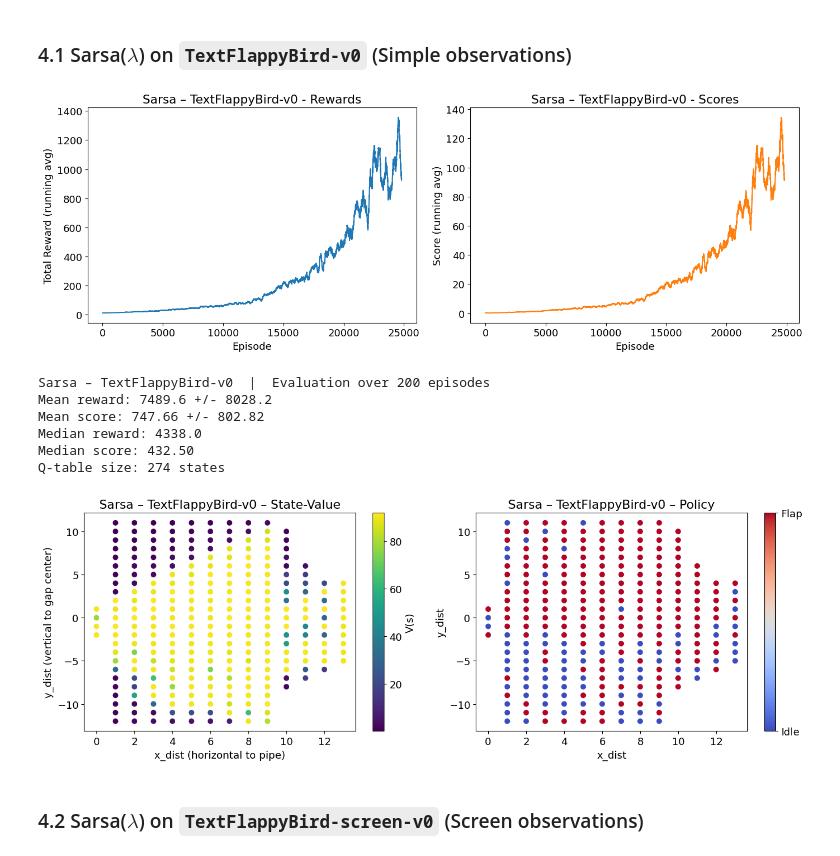
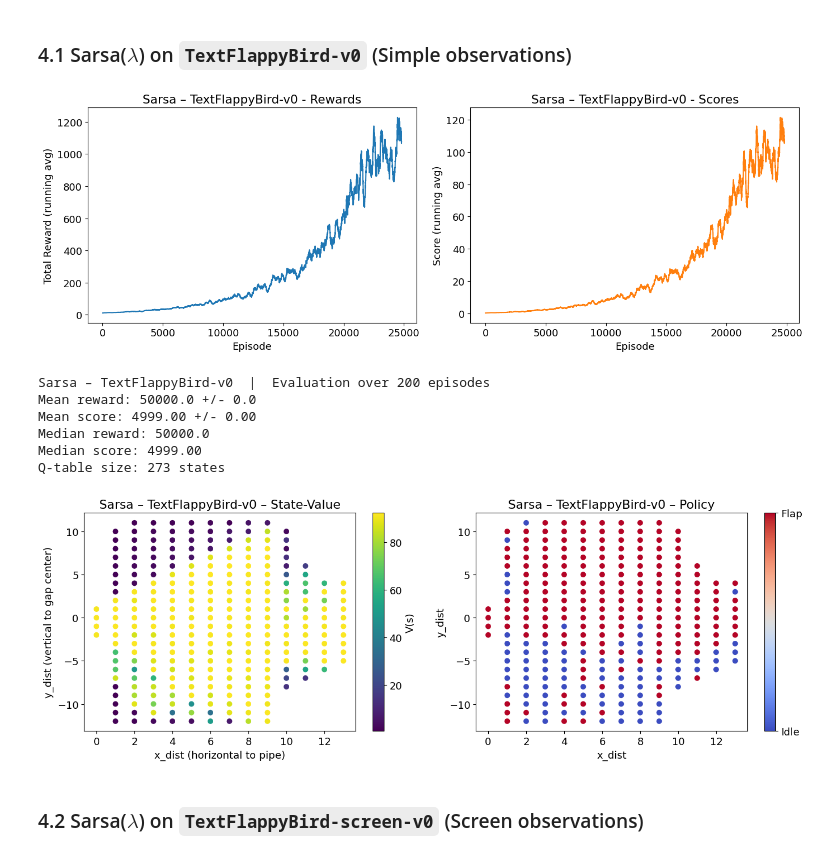
Before and after one commit to JeanJNMV/MDS-RL_Text_Flappy_Bird, a Jupyter notebook: TFB_MCSarsa_MARTINI.ipynb, the cells around one changed output. Saved outputs shown, nothing was run; the diff lists cells and outputs as text; code cells hidden in the pictures.

```diff
--- a/TFB_MCSarsa_MARTINI.ipynb
+++ b/TFB_MCSarsa_MARTINI.ipynb
@@ -712,21 +712,21 @@ def sarsa_lambda(
 # %%
 env_sarsa = gym.make("TextFlappyBird-v0", height=15, width=20, pipe_gap=4)
 
 Q_sarsa, stats_sarsa = sarsa_lambda(
     env_sarsa,
     num_episodes=25000,
-    alpha=0.01,
+    alpha=0.05,
     gamma=0.99,
     lam=0.8,
     eps_start=1.0,
     eps_decay=0.9998,
     eps_min=0.01,
 )
 env_sarsa.close()
 
 plot_training_curves(stats_sarsa, title="Sarsa – TextFlappyBird-v0")
 # %% [output]
-[figure, old version]
+[figure, new version]
 # %%
 # Evaluate trained Sarsa agent
 rewards_eval_s, scores_eval_s = evaluate_policy(
@@ -741,15 +741,15 @@ print(f"Median score: {np.median(scores_eval_s):.2f}")
 print(f"Q-table size: {len(Q_sarsa)} states")
 # %% [output]
 Sarsa – TextFlappyBird-v0  |  Evaluation over 200 episodes
-Mean reward: 7489.6 +/- 8028.2
-Mean score: 747.66 +/- 802.82
-Median reward: 4338.0
-Median score: 432.50
-Q-table size: 274 states
+Mean reward: 50000.0 +/- 0.0
+Mean score: 4999.00 +/- 0.00
+Median reward: 50000.0
+Median score: 4999.00
+Q-table size: 273 states
 # %%
 plot_q_simple(Q_sarsa, title="Sarsa – TextFlappyBird-v0")
 # %% [output]
-[figure, old version]
+[figure, new version]
 # %% [markdown]
 ### 4.2 Sarsa($\lambda$) on `TextFlappyBird-screen-v0` (Screen observations)
 # %%
```
Also changed, not shown: parts of 17 cells of this notebook, 4 other files.
